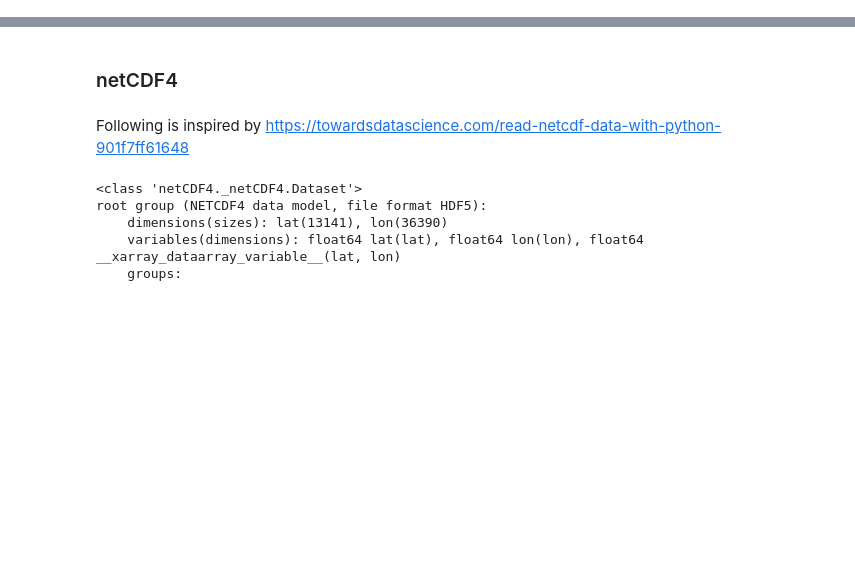
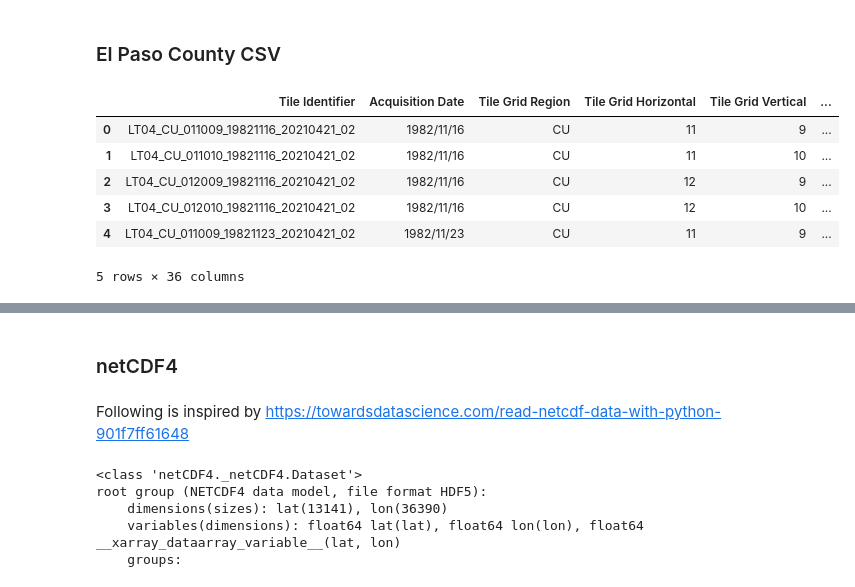
Before and after one commit to lara-es/Capstone, a Jupyter notebook: ml-HFI.ipynb, the cells around one changed output, grey strips where cells are left out. Saved outputs shown, nothing was run; the diff lists cells and outputs as text; code cells hidden in the pictures; blank space fills up the shorter version.

```diff
--- a/ml-HFI.ipynb
+++ b/ml-HFI.ipynb
@@ -12,0 +10,13 @@ import xarray as xr
+# %% [markdown]
+### El Paso County CSV
+# %%
+elpaso = pd.read_csv('./data/landsat_ard_tile_c2_6344e631e89ad9f4.csv',encoding='latin1')
+elpaso.head()
+# %% [output]
+|  | Tile Identifier | Acquisition Date | Tile Grid Region | Tile Grid Horizontal | Tile Grid Vertical | ... |
+| 0 | LT04_CU_011009_19821116_20210421_02 | 1982/11/16 | CU | 11 | 9 | ... |
+| 1 | LT04_CU_011010_19821116_20210421_02 | 1982/11/16 | CU | 11 | 10 | ... |
+| 2 | LT04_CU_012009_19821116_20210421_02 | 1982/11/16 | CU | 12 | 9 | ... |
+| 3 | LT04_CU_012010_19821116_20210421_02 | 1982/11/16 | CU | 12 | 10 | ... |
+| 4 | LT04_CU_011009_19821123_20210421_02 | 1982/11/23 | CU | 11 | 9 | ... |
+5 rows × 36 columns
```
Also changed, not shown: parts of 43 cells of this notebook, 3 other files.
